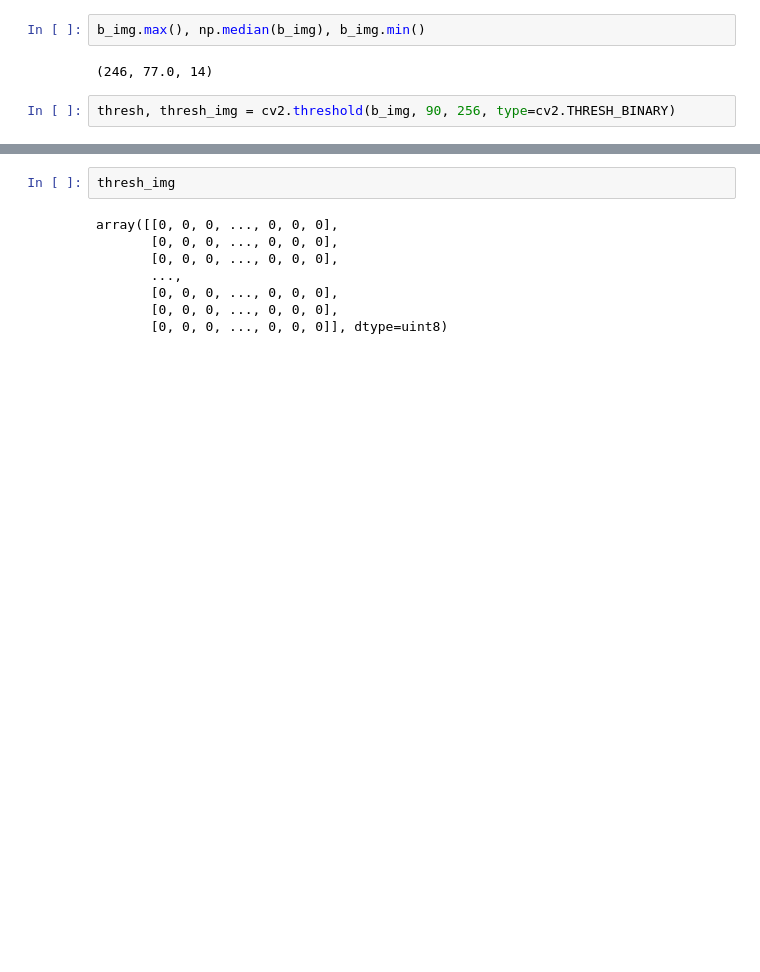
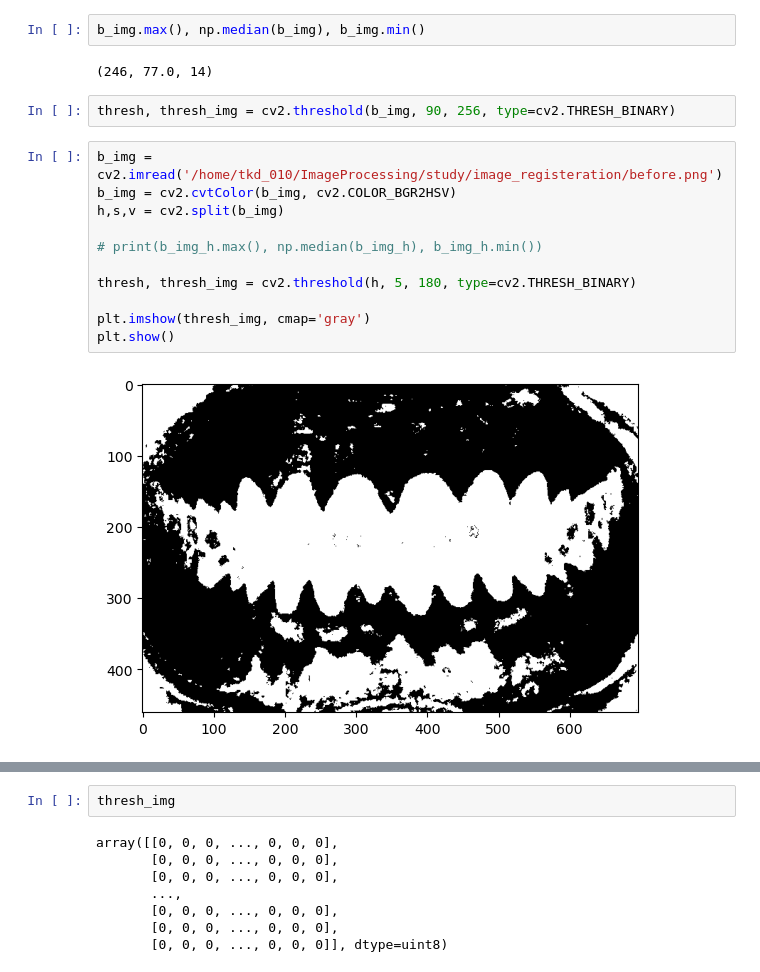
Before and after one commit to K-hyewon/ImageProcessing, a Jupyter notebook: study/image_registeration/perspective_transformation.ipynb, the cells around one changed output, grey strips where cells are left out. Drawn from its saved outputs; the diff is of its cells as text; blank space fills up the shorter version.

```diff
--- a/study/image_registeration/perspective_transformation.ipynb
+++ b/study/image_registeration/perspective_transformation.ipynb
@@ -14,3 +14,16 @@ b_img.max(), np.median(b_img), b_img.min()
 (246, 77.0, 14)
 # %%
 thresh, thresh_img = cv2.threshold(b_img, 90, 256, type=cv2.THRESH_BINARY)
+# %%
+b_img = cv2.imread('/home/tkd_010/ImageProcessing/study/image_registeration/before.png')
+b_img = cv2.cvtColor(b_img, cv2.COLOR_BGR2HSV)
+h,s,v = cv2.split(b_img)
+
+# print(b_img_h.max(), np.median(b_img_h), b_img_h.min())
+
+thresh, thresh_img = cv2.threshold(h, 5, 180, type=cv2.THRESH_BINARY)
+
+plt.imshow(thresh_img, cmap='gray')
+plt.show()
+# %% [output]
+[figure, added]
```
Also changed, not shown: parts of 3 cells of this notebook, 1 other file.
